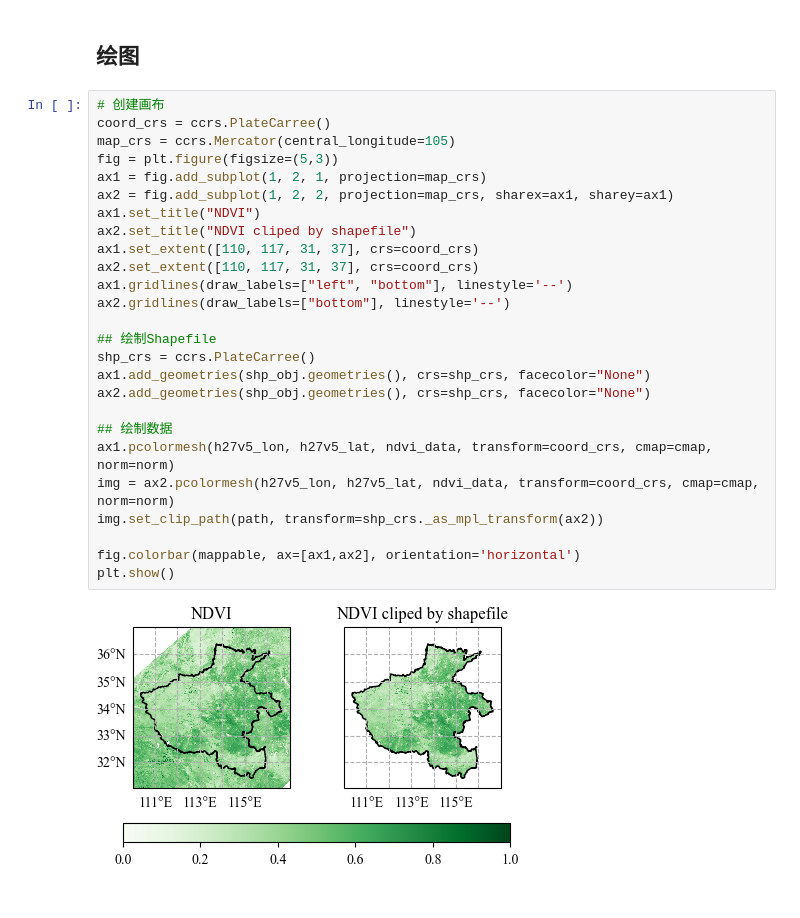
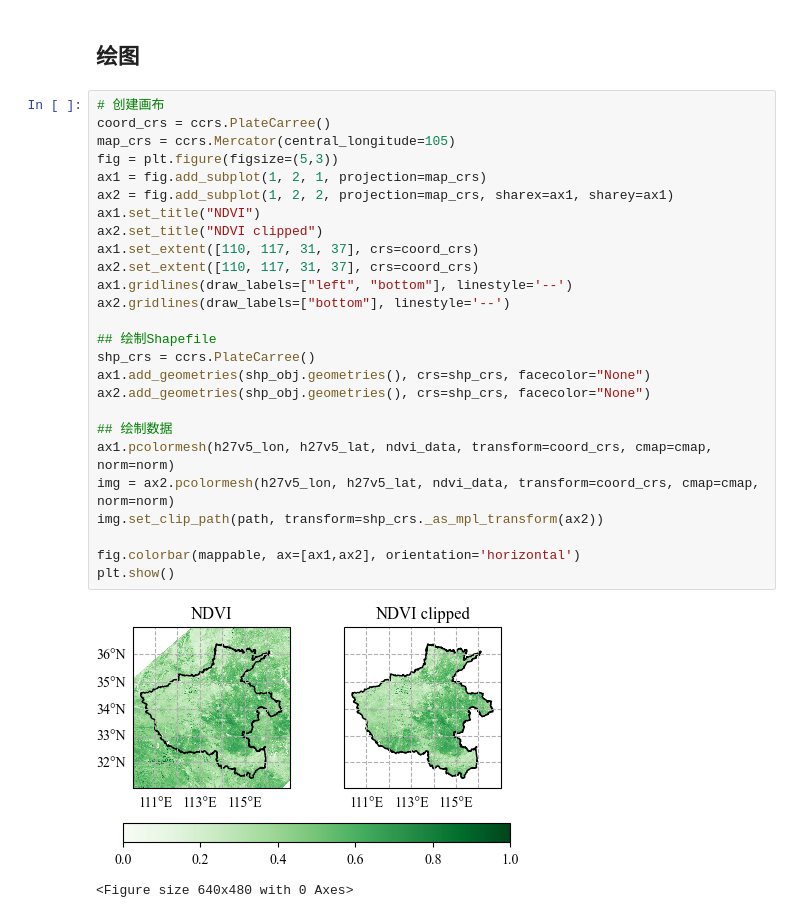
Before and after one commit to xueke114/Snippets, a Jupyter notebook: Cartopy/绘制时使用shape限定范围.ipynb, the cells around one changed output. Cells and saved outputs as stored; diff of their text form.

```diff
--- a/Cartopy/绘制时使用shape限定范围.ipynb
+++ b/Cartopy/绘制时使用shape限定范围.ipynb
@@ -49,28 +49,29 @@ ndvi_data = ndvi_ds.get() * 0.0001
 # %%
 # 创建画布
 coord_crs = ccrs.PlateCarree()
 map_crs = ccrs.Mercator(central_longitude=105)
 fig = plt.figure(figsize=(5,3))
 ax1 = fig.add_subplot(1, 2, 1, projection=map_crs)
 ax2 = fig.add_subplot(1, 2, 2, projection=map_crs, sharex=ax1, sharey=ax1)
 ax1.set_title("NDVI")
-ax2.set_title("NDVI cliped by shapefile")
+ax2.set_title("NDVI clipped")
 ax1.set_extent([110, 117, 31, 37], crs=coord_crs)
 ax2.set_extent([110, 117, 31, 37], crs=coord_crs)
 ax1.gridlines(draw_labels=["left", "bottom"], linestyle='--')
 ax2.gridlines(draw_labels=["bottom"], linestyle='--')
 
 ## 绘制Shapefile
 shp_crs = ccrs.PlateCarree()
 ax1.add_geometries(shp_obj.geometries(), crs=shp_crs, facecolor="None")
 ax2.add_geometries(shp_obj.geometries(), crs=shp_crs, facecolor="None")
 
 ## 绘制数据
 ax1.pcolormesh(h27v5_lon, h27v5_lat, ndvi_data, transform=coord_crs, cmap=cmap, norm=norm)
 img = ax2.pcolormesh(h27v5_lon, h27v5_lat, ndvi_data, transform=coord_crs, cmap=cmap, norm=norm)
 img.set_clip_path(path, transform=shp_crs._as_mpl_transform(ax2))
 
 fig.colorbar(mappable, ax=[ax1,ax2], orientation='horizontal')
 plt.show()
 # %% [output]
-[figure, old version]
+[figure, new version]
+<Figure size 640x480 with 0 Axes>
```
